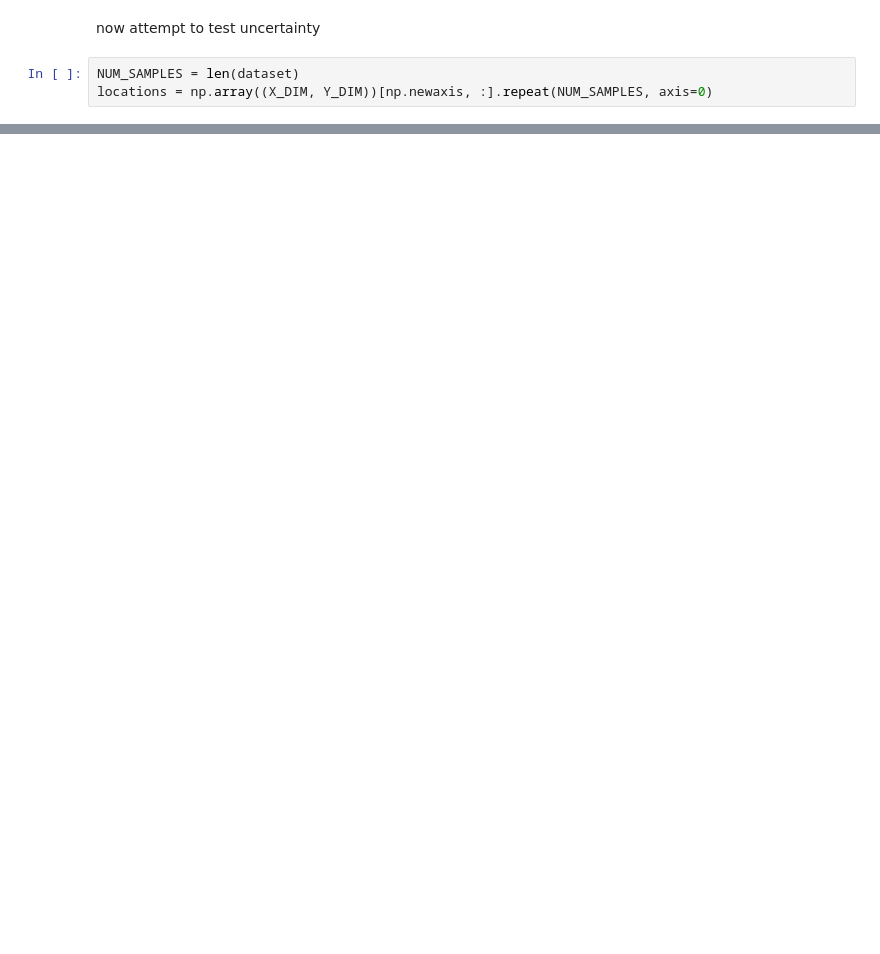
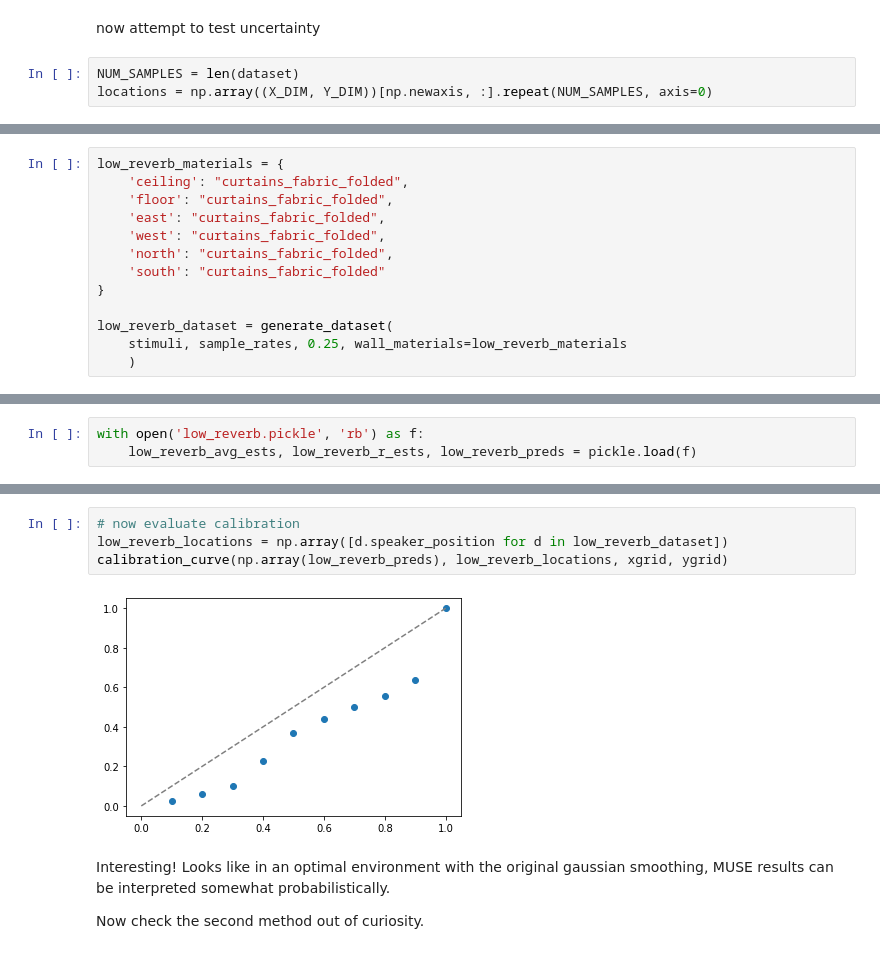
Before and after one commit to neurostatslab/gerbilizer, a Jupyter notebook: uncertainty/muse-smoothing.ipynb, the cells around one changed output, grey strips where cells are left out. Cells and saved outputs as stored; diff of their text form; blank space fills up the shorter version.

```diff
--- a/uncertainty/muse-smoothing.ipynb
+++ b/uncertainty/muse-smoothing.ipynb
@@ -158,0 +219,13 @@ Guess we can't really interpret MUSE as outputting a probability distribution, e
+# %%
+low_reverb_materials = {
+    'ceiling': "curtains_fabric_folded",
+    'floor': "curtains_fabric_folded",
+    'east': "curtains_fabric_folded",
+    'west': "curtains_fabric_folded",
+    'north': "curtains_fabric_folded",
+    'south': "curtains_fabric_folded"
+}
+
+low_reverb_dataset = generate_dataset(
+    stimuli, sample_rates, 0.25, wall_materials=low_reverb_materials
+    )
@@ -158,0 +257,3 @@ Guess we can't really interpret MUSE as outputting a probability distribution, e
+# %%
+with open('low_reverb.pickle', 'rb') as f:
+    low_reverb_avg_ests, low_reverb_r_ests, low_reverb_preds = pickle.load(f)
@@ -158,0 +276,10 @@ Guess we can't really interpret MUSE as outputting a probability distribution, e
+# %%
+# now evaluate calibration
+low_reverb_locations = np.array([d.speaker_position for d in low_reverb_dataset])
+calibration_curve(np.array(low_reverb_preds), low_reverb_locations, xgrid, ygrid)
+# %% [output]
+[figure, added]
+# %% [markdown]
+Interesting! Looks like in an optimal environment with the original gaussian smoothing, MUSE results can be interpreted somewhat probabilistically.
+
+Now check the second method out of curiosity.
```
Also changed, not shown: parts of 27 cells of this notebook.
